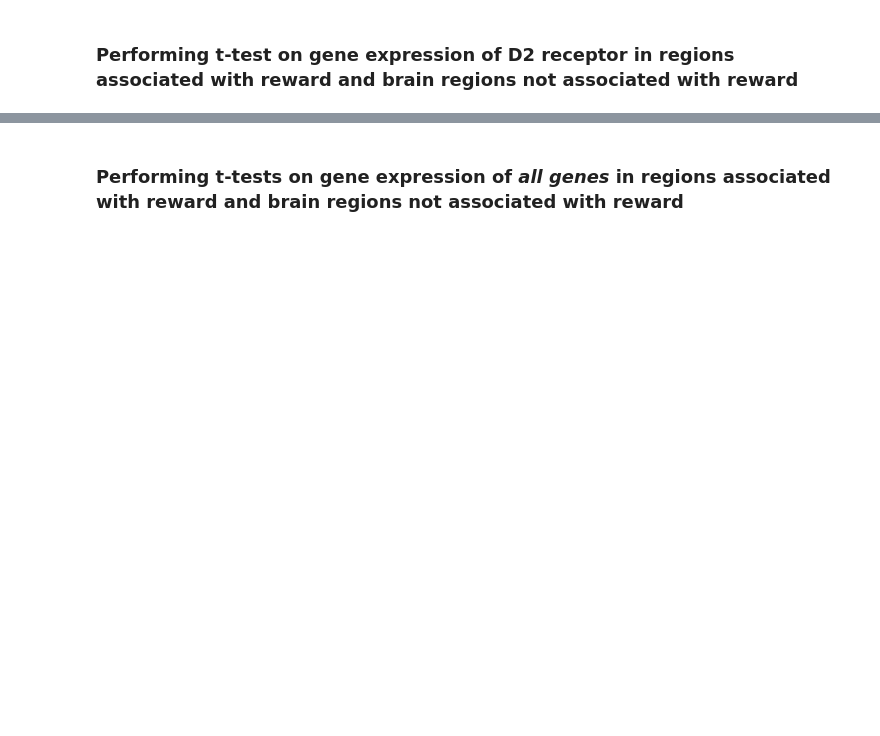
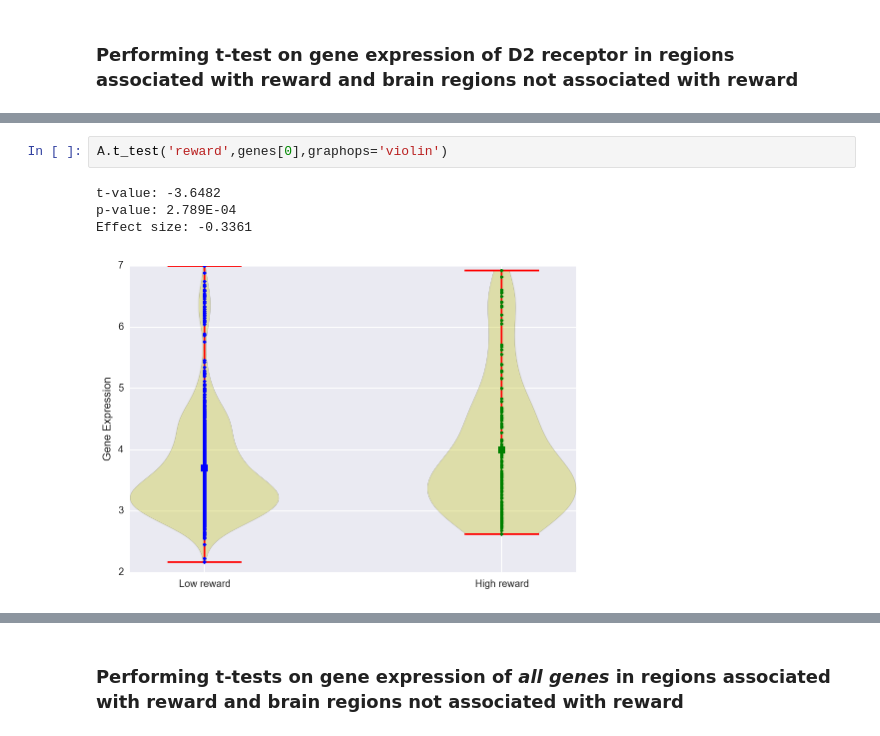
Before and after one commit to voytekresearch/nsaba, a Jupyter notebook: notebooks/demos/Nsaba_Demonstration.ipynb, the cells around one changed output, grey strips where cells are left out. Drawn from its saved outputs; the diff is of its cells as text; blank space fills up the shorter version.

```diff
--- a/notebooks/demos/Nsaba_Demonstration.ipynb
+++ b/notebooks/demos/Nsaba_Demonstration.ipynb
@@ -236,0 +230,7 @@ Effect size: -0.3361
+# %%
+A.t_test('reward',genes[0],graphops='violin')
+# %% [output]
+t-value: -3.6482
+p-value: 2.789E-04
+Effect size: -0.3361
+[figure, added]
```
Also changed, not shown: parts of 10 cells of this notebook, 4 other files.
